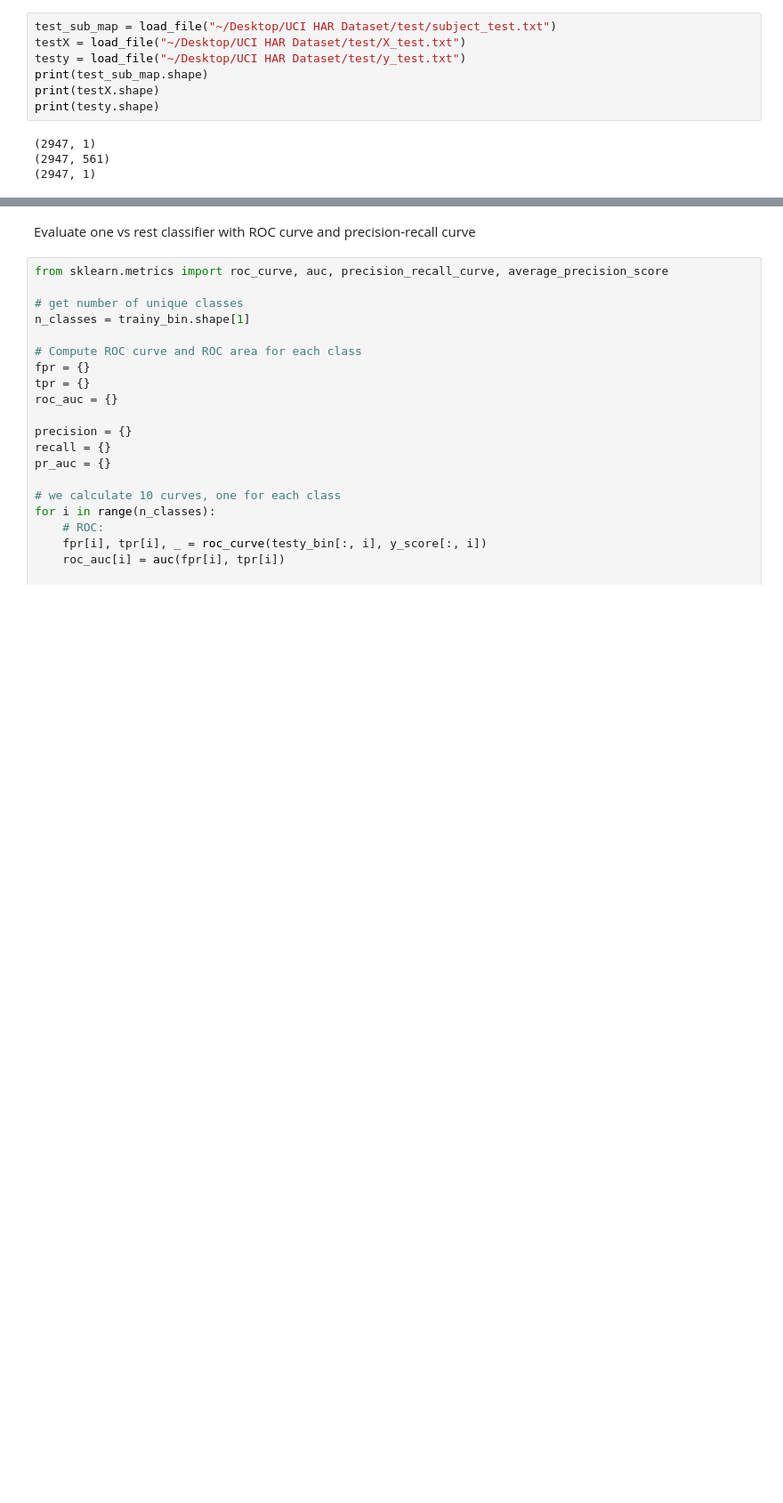
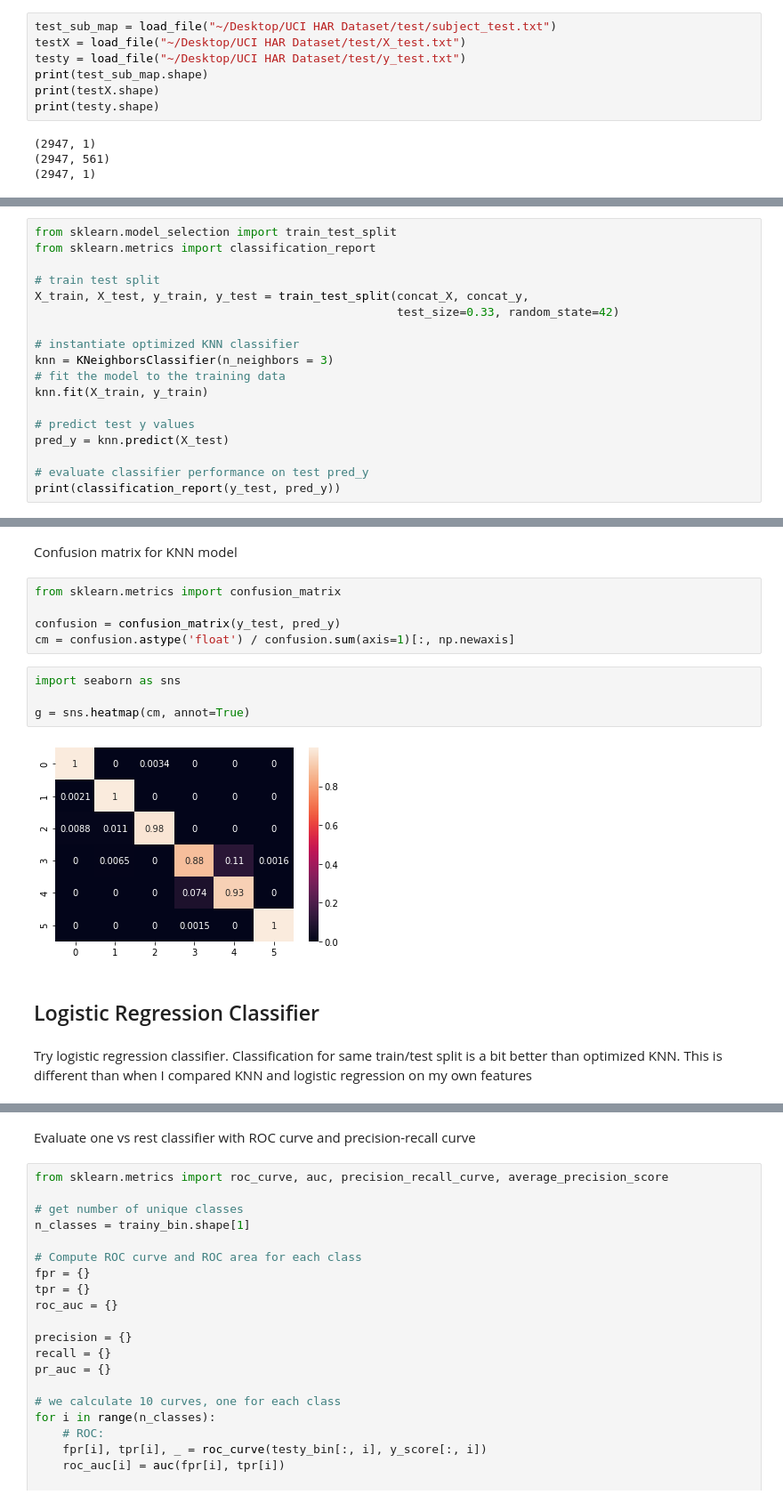
Before and after one commit to alechay/final-project, a Jupyter notebook: feature_engineered.ipynb, the cells around one changed output, grey strips where cells are left out. Shown at 89% size. Saved outputs shown, nothing was run; the diff lists cells and outputs as text; blank space fills up the shorter version.

```diff
--- a/feature_engineered.ipynb
+++ b/feature_engineered.ipynb
@@ -63,0 +104,18 @@ Tested logistic regression model on the data
+# %%
+from sklearn.model_selection import train_test_split
+from sklearn.metrics import classification_report
+
+# train test split
+X_train, X_test, y_train, y_test = train_test_split(concat_X, concat_y,
+                                                    test_size=0.33, random_state=42)
+
+# instantiate optimized KNN classifier
+knn = KNeighborsClassifier(n_neighbors = 3)
+# fit the model to the training data
+knn.fit(X_train, y_train)
+
+# predict test y values
+pred_y = knn.predict(X_test)
+
+# evaluate classifier performance on test pred_y
+print(classification_report(y_test, pred_y))
@@ -64,2 +135,19 @@ Tested logistic regression model on the data
+# %% [markdown]
+Confusion matrix for KNN model
+# %%
+from sklearn.metrics import confusion_matrix
+
+confusion = confusion_matrix(y_test, pred_y)
+cm = confusion.astype('float') / confusion.sum(axis=1)[:, np.newaxis]
+# %%
+import seaborn as sns
+
+g = sns.heatmap(cm, annot=True)
+# %% [output]
+[figure, added]
+# %% [markdown]
+## Logistic Regression Classifier
+# %% [markdown]
+Try logistic regression classifier. Classification for same train/test split is a bit better than optimized KNN. This is different than when I compared KNN and logistic regression on my own features
 # %%
 from sklearn.linear_model import LogisticRegression
```
Also changed, not shown: parts of 64 cells of this notebook, 2 other files.
